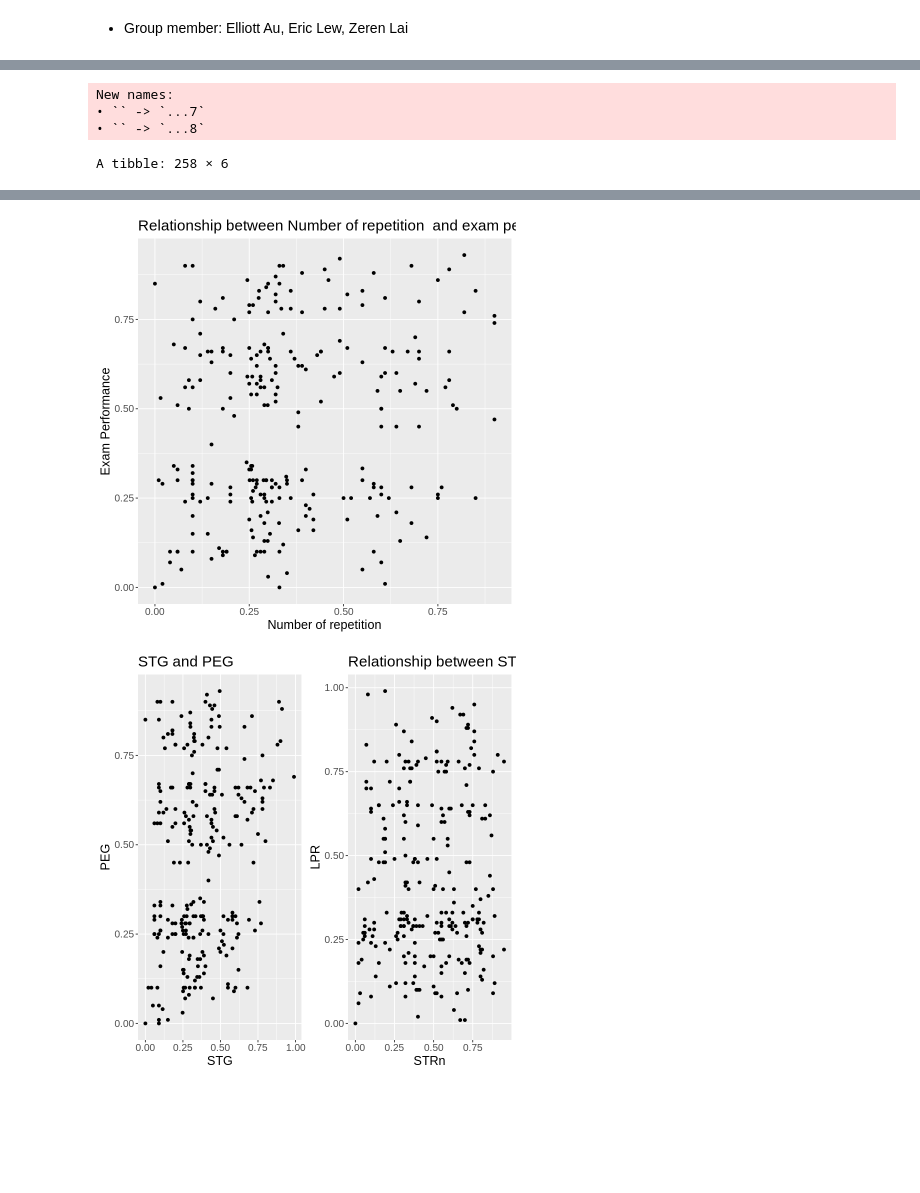
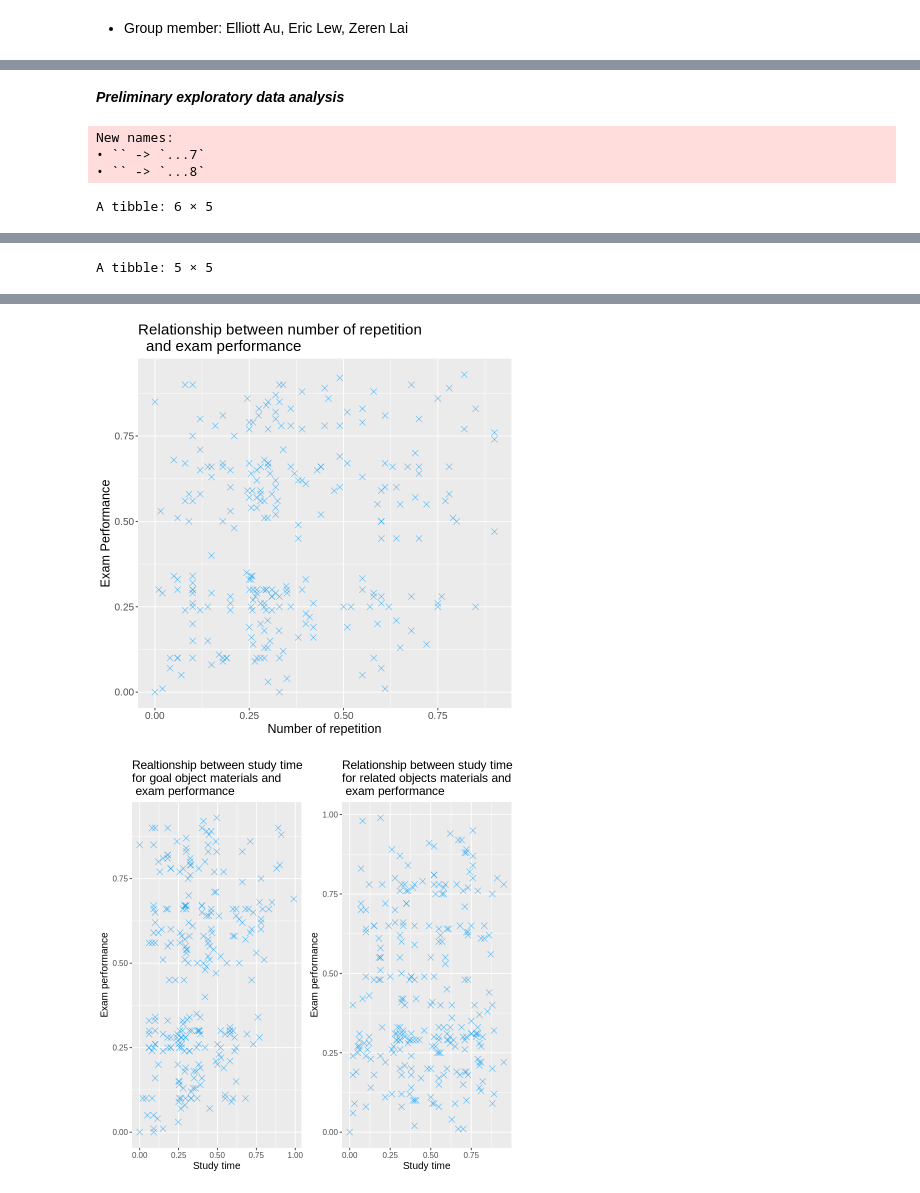
Before and after one commit to DarkEli/dscigroup91project, a Jupyter notebook: group_proposal.ipynb, the cells around one changed output, grey strips where cells are left out. Drawn from its saved outputs; the diff is of its cells as text; code cells hidden in the pictures; blank space fills up the shorter version.

```diff
--- a/group_proposal.ipynb
+++ b/group_proposal.ipynb
@@ -54,9 +62,55 @@ The following object is masked from ‘package:dplyr’:
+# %% [markdown]
+***Preliminary exploratory data analysis***
 # %%
 Training_Data <- read_excel("data/Data_User_Modeling_Dataset_Hamdi Tolga KAHRAMAN (3).xls" , "Training_Data")|>
     subset( select = c( STG:UNS))
 
-Training_Data
 
+head_data <- Training_Data |>
+             select(STG:PEG) |>
+             head()
+
+head_data
+
+#Row Number
+row_num <- Training_Data |>
+           nrow()
+
+row_num <- data.frame(Categories =c('STG', 'SCG', 'STR', 'LPR','PEG'),
+                 Num_rows=c(258, 258, 258, 258,258))|>
+            select(Num_rows)
+
+
+#Mean
+mean_data <- Training_Data |>
+              select(STG:PEG) |>
+              map_dfr(mean)
+
+mean_data <- pivot_longer(mean_data , cols =c("STG" , "SCG" ,"STR", "LPR" ,"PEG"),
+                          names_to ="Categories",
+                          values_to ="Mean")
+
+#Max
+max_data <- Training_Data |>
+              select(STG:PEG) |>
+              map_dfr(max)
+
+max_data <- pivot_longer(max_data , cols =c("STG" , "SCG" ,"STR", "LPR" ,"PEG"),
+                          names_to ="Categories",
+                          values_to ="Max")|>
+            select(Max)
+#Min
+min_data <- Training_Data |>
+              select(STG:PEG) |>
+              map_dfr(min)
+
+min_data <- pivot_longer(min_data , cols =c("STG" , "SCG" ,"STR", "LPR" ,"PEG"),
+                          names_to ="Categories",
+                          values_to ="Min")|>
+            select(Min)
+
+Summary_data <- bind_cols(mean_data, max_data,min_data, row_num ,id = NULL)
+Summary_data
 
 Box_plot <- Training_Data [ , c(4 , 5)]|>
     pivot_longer ( c(1 ,2 ) , names_to ="Category")|>
@@ -65,25 +119,27 @@ Box_plot <- Training_Data [ , c(4 , 5)]|>
   scale_color_brewer(palette="Dark2") +
   geom_jitter(shape=16, position=position_jitter(0.2))+
   labs(title = 'Exams scores of users',
-       y='Scores',x='Study Type')
+       y='Scores',x='Study Type')+
+    theme(text=element_text(size=15))
 
 scatter_plot <- ggplot(data=Training_Data ,aes(x= SCG, y= PEG , )) +
-  geom_point()+
-  labs(title = 'Relationship between Number of repetition  and exam performance',
+  geom_point(size =3, color = "#0099f9", shape = 4, alpha = 0.6)+
+  labs(title = 'Relationship between number of repetition \n  and exam performance',
        y='Exam Performance',x='Number of repetition')+
     theme(text=element_text(size= 15))
 
+
 scatter_plot_1 <- ggplot(data=Training_Data ,aes(x= STG, y= PEG , )) +
-  geom_point()+
-  labs(title = 'STG and PEG',
-       y='PEG',x='STG')+
-    theme(text=element_text(size= 15))
+  geom_point(size =3, color = "#0099f9", shape = 4, alpha = 0.6)+
+  labs(title = 'Realtionship between study time \nfor goal object materials and \n exam performance',
+       y='Exam performance',x='Study time')+
+    theme(text=element_text(size= 12))
 
 scatter_plot_2 <- ggplot(data=Training_Data ,aes(x= STR, y= LPR , )) +
-  geom_point()+
-  labs(title = 'Relationship between STR and LPR',
-       y='LPR',x='STRn')+
-    theme(text=element_text(size= 15))
+  geom_point(size =3, color = "#0099f9", shape = 4, alpha = 0.6)+
+  labs(title = 'Relationship between study time \nfor related objects materials and \n exam performance',
+       y='Exam performance',x='Study time')+
+    theme(text=element_text(size= 12))
 
 
 scatter_plot
@@ -95,4 +151,4 @@ Box_plot
 New names:
 • `` -> `...7`
 • `` -> `...8`
-A tibble: 258 × 6
+A tibble: 6 × 5
@@ -116,0 +163 @@ A tibble: 258 × 6
+A tibble: 5 × 5
@@ -117,2 +171,2 @@ A tibble: 258 × 6
-[figure, old version]
+[figure, new version]
-[figure, old version]
+[figure, new version]
```
Also changed, not shown: parts of 9 cells of this notebook.
